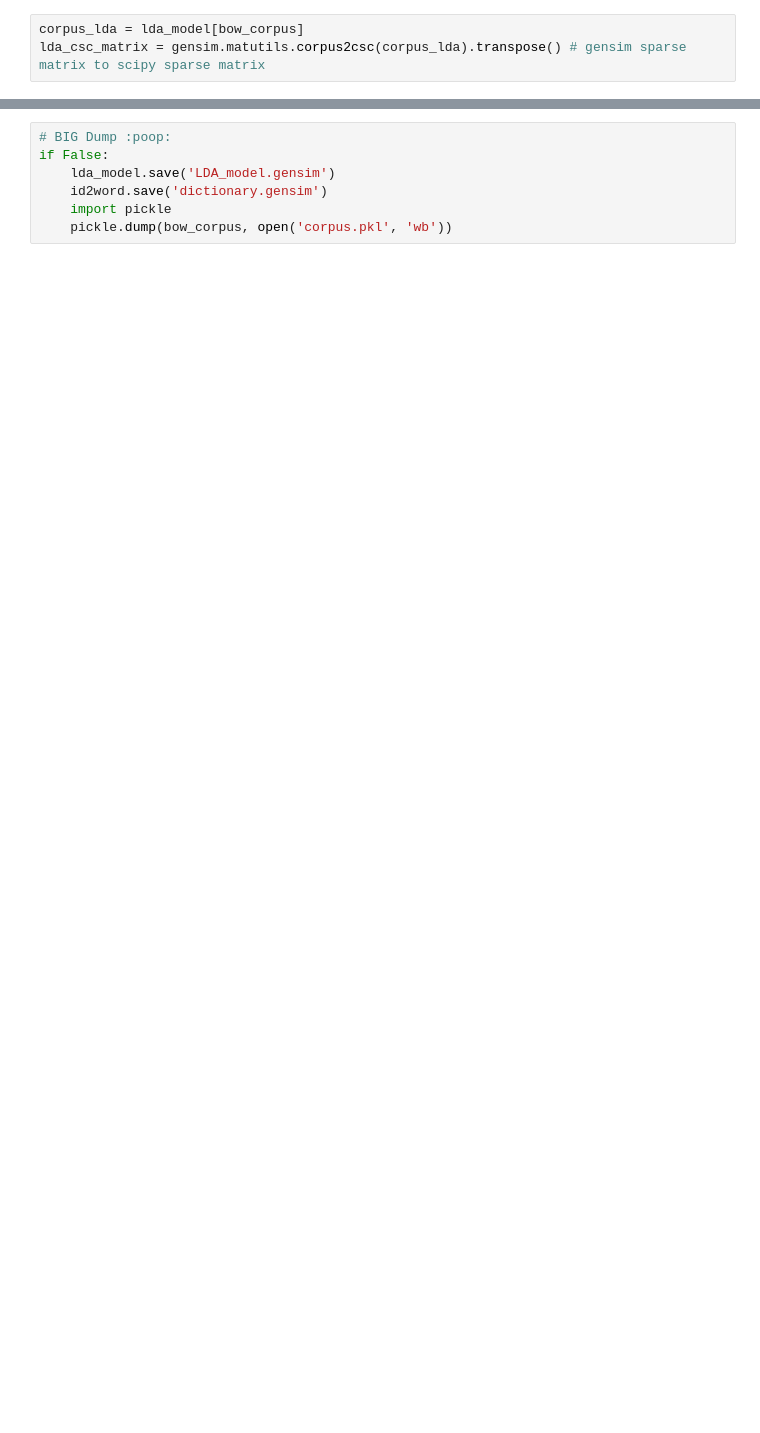
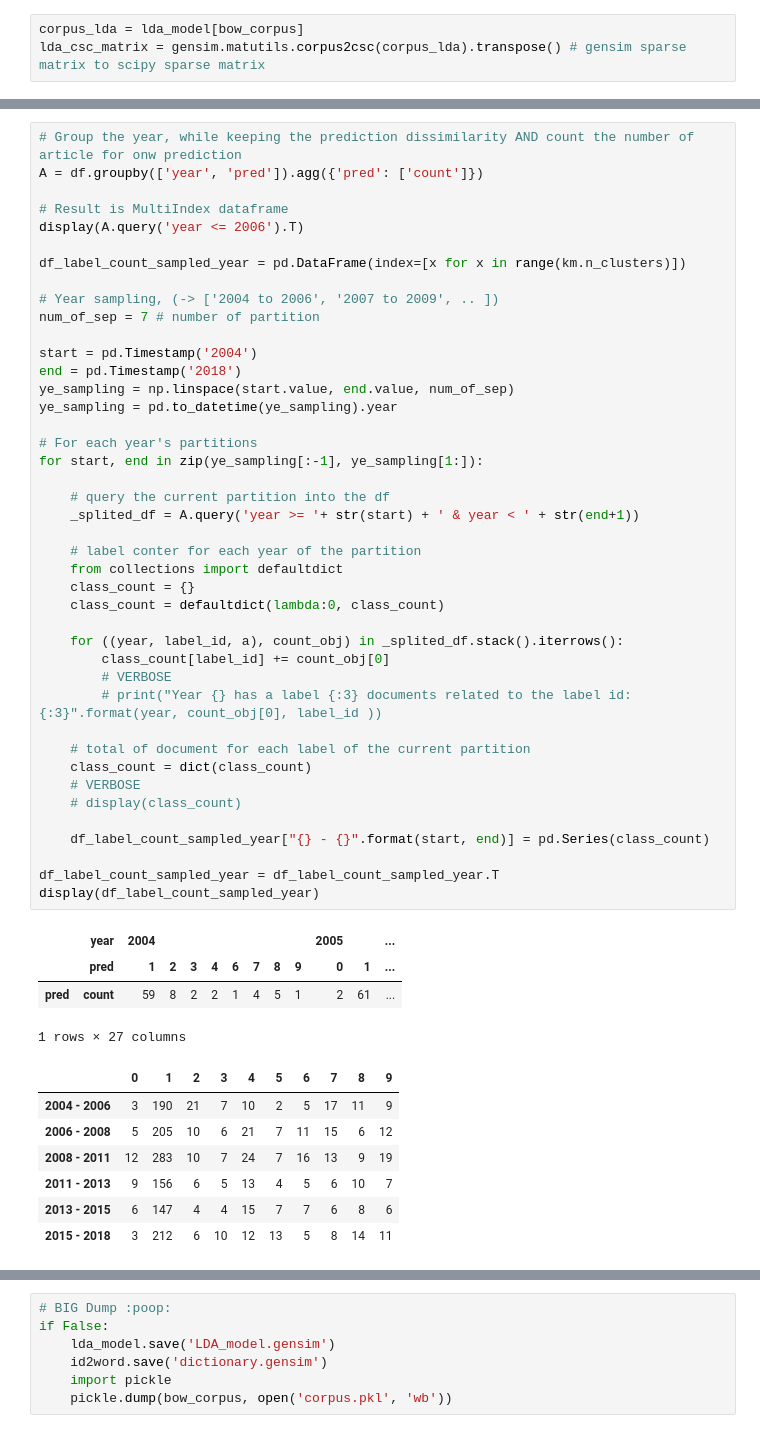
Before and after one commit to pchampio/EGC-2020, a Jupyter notebook: summary.ipynb, the cells around one changed output, grey strips where cells are left out. Drawn from its saved outputs; the diff is of its cells as text; blank space fills up the shorter version.

```diff
--- a/summary.ipynb
+++ b/summary.ipynb
@@ -276 +211,55 @@ Name: series, dtype: int64
+# %%
+# Group the year, while keeping the prediction dissimilarity AND count the number of article for onw prediction
+A = df.groupby(['year', 'pred']).agg({'pred': ['count']})
+
+# Result is MultiIndex dataframe
+display(A.query('year <= 2006').T)
+
+df_label_count_sampled_year = pd.DataFrame(index=[x for x in range(km.n_clusters)])
+
+# Year sampling, (-> ['2004 to 2006', '2007 to 2009', .. ])
+num_of_sep = 7 # number of partition
+
+start = pd.Timestamp('2004')
+end = pd.Timestamp('2018')
+ye_sampling = np.linspace(start.value, end.value, num_of_sep)
+ye_sampling = pd.to_datetime(ye_sampling).year
+
+# For each year's partitions
+for start, end in zip(ye_sampling[:-1], ye_sampling[1:]):
+
+    # query the current partition into the df
+    _splited_df = A.query('year >= '+ str(start) + ' & year < ' + str(end+1))
+
+    # label conter for each year of the partition
+    from collections import defaultdict
+    class_count = {}
+    class_count = defaultdict(lambda:0, class_count)
+
+    for ((year, label_id, a), count_obj) in _splited_df.stack().iterrows():
+        class_count[label_id] += count_obj[0]
+        # VERBOSE
+        # print("Year {} has a label {:3} documents related to the label id: {:3}".format(year, count_obj[0], label_id ))
+
+    # total of document for each label of the current partition
+    class_count = dict(class_count)
+    # VERBOSE
+    # display(class_count)
+
+    df_label_count_sampled_year["{} - {}".format(start, end)] = pd.Series(class_count)
+
+df_label_count_sampled_year = df_label_count_sampled_year.T
+display(df_label_count_sampled_year)
+# %% [output]
+|  | year | 2004 |  |  |  |  |  |  |  | 2005 |  | ... |
+|  | pred | 1 | 2 | 3 | 4 | 6 | 7 | 8 | 9 | 0 | 1 | ... |
+| pred | count | 59 | 8 | 2 | 2 | 1 | 4 | 5 | 1 | 2 | 61 | ... |
+1 rows × 27 columns
+|  | 0 | 1 | 2 | 3 | 4 | 5 | 6 | 7 | 8 | 9 |
+| 2004 - 2006 | 3 | 190 | 21 | 7 | 10 | 2 | 5 | 17 | 11 | 9 |
+| 2006 - 2008 | 5 | 205 | 10 | 6 | 21 | 7 | 11 | 15 | 6 | 12 |
+| 2008 - 2011 | 12 | 283 | 10 | 7 | 24 | 7 | 16 | 13 | 9 | 19 |
+| 2011 - 2013 | 9 | 156 | 6 | 5 | 13 | 4 | 5 | 6 | 10 | 7 |
+| 2013 - 2015 | 6 | 147 | 4 | 4 | 15 | 7 | 7 | 6 | 8 | 6 |
+| 2015 - 2018 | 3 | 212 | 6 | 10 | 12 | 13 | 5 | 8 | 14 | 11 |
 # %%
```
Also changed, not shown: parts of 7 cells of this notebook.
